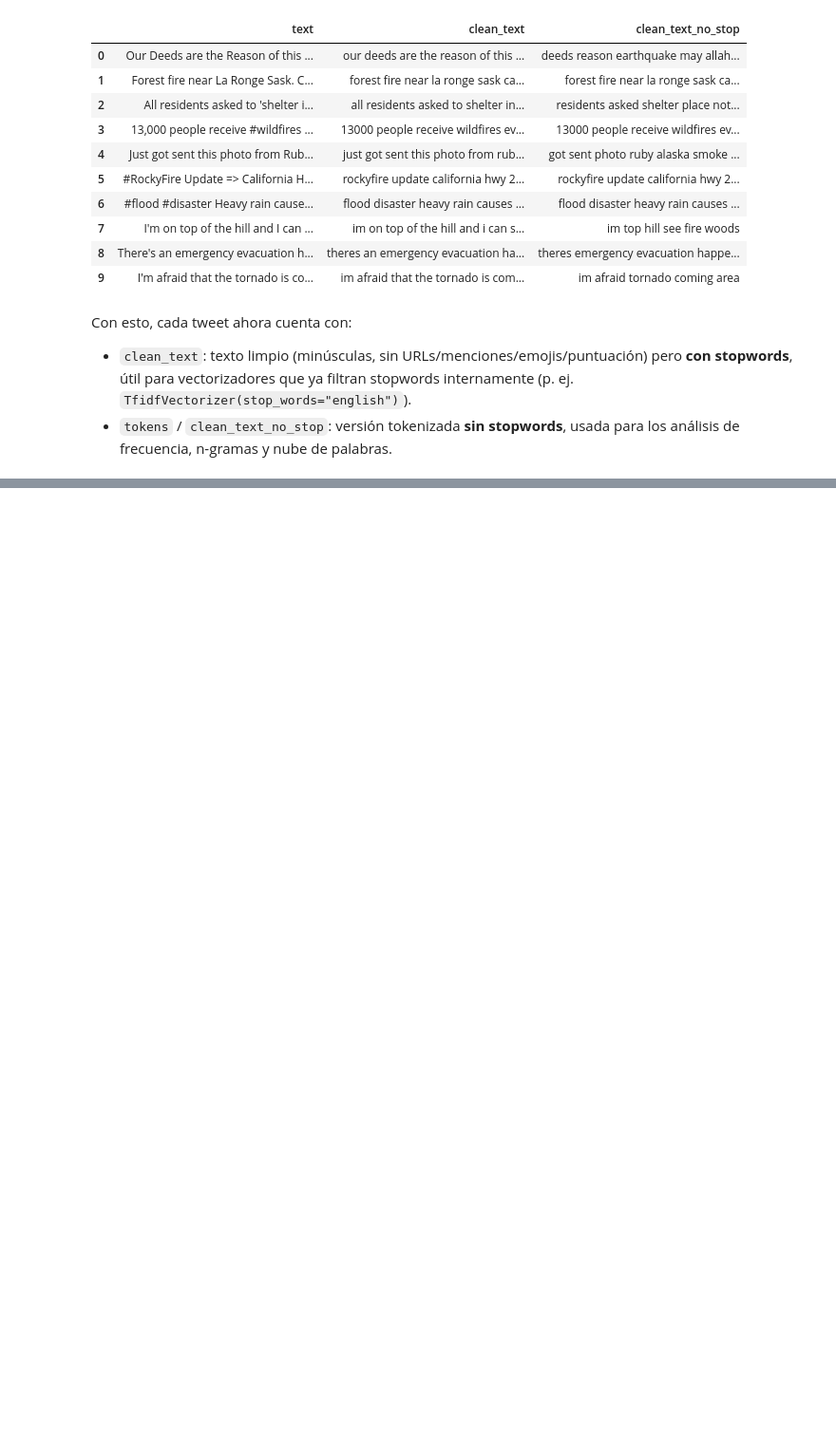
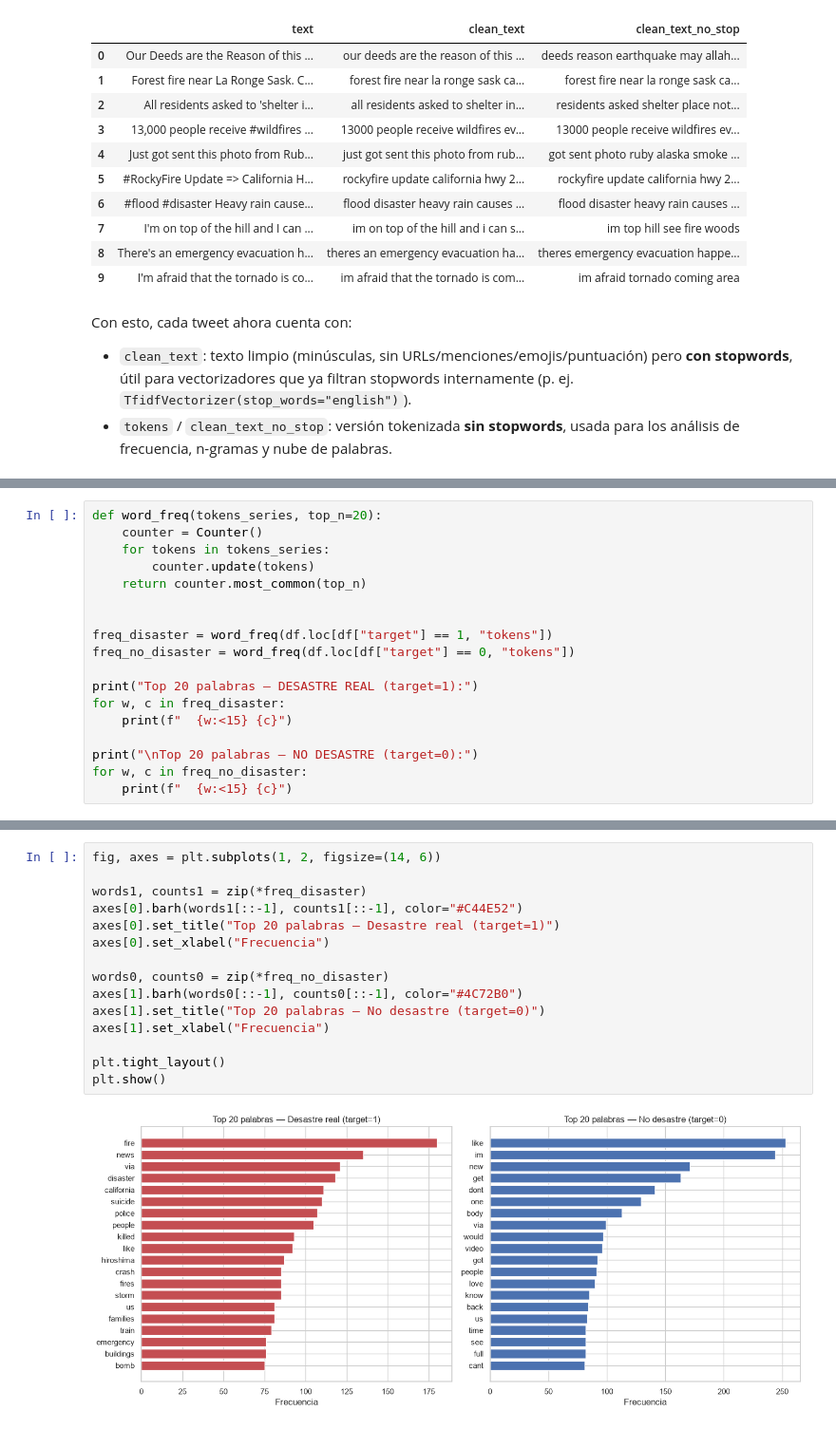
Before and after one commit to DavidDominguez-11/DS-Lab1, a Jupyter notebook: Laboratorio5_avance.ipynb, the cells around one changed output, grey strips where cells are left out. Shown at 95% size. Saved outputs shown, nothing was run; the diff lists cells and outputs as text; blank space fills up the shorter version.

Commit message:
Agregar analisis de frecuencia de unigramas

```diff
--- a/Laboratorio5_avance.ipynb
+++ b/Laboratorio5_avance.ipynb
@@ -308,0 +313,18 @@ Con esto, cada tweet ahora cuenta con:
+# %%
+def word_freq(tokens_series, top_n=20):
+    counter = Counter()
+    for tokens in tokens_series:
+        counter.update(tokens)
+    return counter.most_common(top_n)
+
+
+freq_disaster = word_freq(df.loc[df["target"] == 1, "tokens"])
+freq_no_disaster = word_freq(df.loc[df["target"] == 0, "tokens"])
+
+print("Top 20 palabras — DESASTRE REAL (target=1):")
+for w, c in freq_disaster:
+    print(f"  {w:<15} {c}")
+
+print("\nTop 20 palabras — NO DESASTRE (target=0):")
+for w, c in freq_no_disaster:
+    print(f"  {w:<15} {c}")
@@ -308,0 +349,17 @@ Con esto, cada tweet ahora cuenta con:
+# %%
+fig, axes = plt.subplots(1, 2, figsize=(14, 6))
+
+words1, counts1 = zip(*freq_disaster)
+axes[0].barh(words1[::-1], counts1[::-1], color="#C44E52")
+axes[0].set_title("Top 20 palabras — Desastre real (target=1)")
+axes[0].set_xlabel("Frecuencia")
+
+words0, counts0 = zip(*freq_no_disaster)
+axes[1].barh(words0[::-1], counts0[::-1], color="#4C72B0")
+axes[1].set_title("Top 20 palabras — No desastre (target=0)")
+axes[1].set_xlabel("Frecuencia")
+
+plt.tight_layout()
+plt.show()
+# %% [output]
+[figure, added]
```
Also changed, not shown: parts of 4 cells of this notebook.
